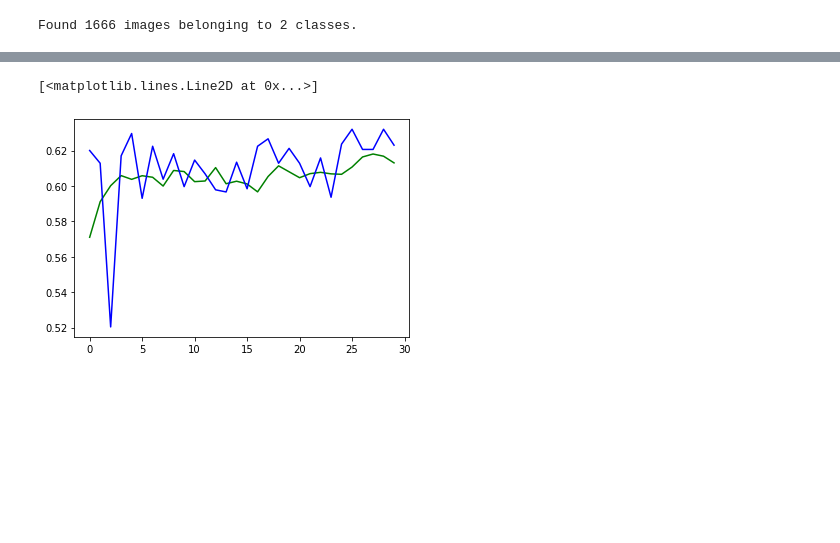
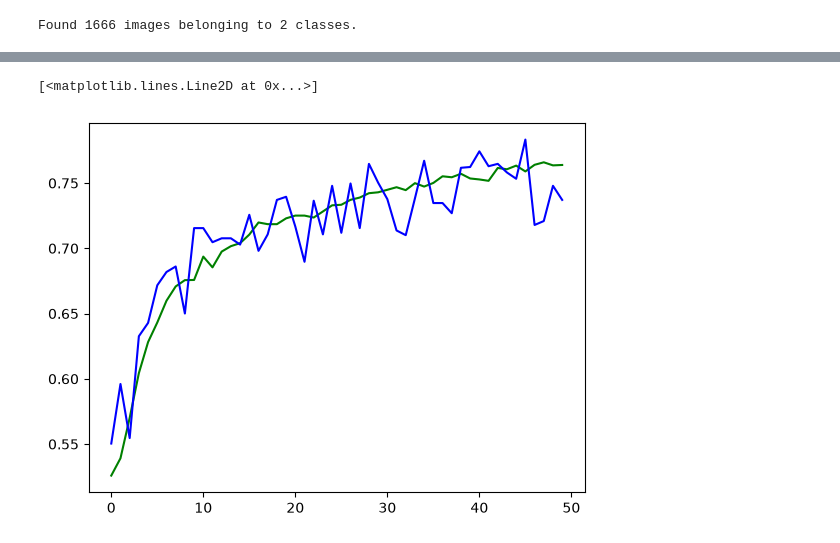
Before and after one commit to martybin/Practice-Deep-Learning, a Jupyter notebook: catVSdog/CatVsDog.ipynb, the cells around one changed output, grey strips where cells are left out. Cells and saved outputs as stored; diff of their text form; code cells hidden in the pictures; blank space fills up the shorter version.

```diff
--- a/catVSdog/CatVsDog.ipynb
+++ b/catVSdog/CatVsDog.ipynb
@@ -18,7 +18,7 @@ data_generator = ImageDataGenerator(
     shear_range=0.4,
     fill_mode='nearest'
 )
-train = data_generator.flow_from_directory('./data/PetImageTrain', class_mode='binary', batch_size=50, target_size=(200, 200))
+train = data_generator.flow_from_directory('./data/PetImagesTrain', class_mode='binary', batch_size=50, target_size=(200, 200))
 # %% [output]
 Found 16139 images belonging to 2 classes.
 # %%
@@ -85,3 +72,3 @@ model.compile(optimizer=Adam(), loss=BinaryCrossentropy(), metrics=[BinaryAccura
 # %%
-history = model.fit(train, steps_per_epoch=len(train), validation_data=test, validation_steps=len(test), epochs=30)
+history = model.fit(train, steps_per_epoch=len(train), validation_data=test, validation_steps=len(test), epochs=50)
 # %% [output]
@@ -105,9 +92,9 @@ Epoch 30/30
 # %%
 import matplotlib.pyplot as plt
-plt.plot(history.history['accuracy'], color='green')
-plt.plot(history.history['val_accuracy'], color='blue')
+plt.plot(history.history['binary_accuracy'], color='green')
+plt.plot(history.history['val_binary_accuracy'], color='blue')
 # %% [output]
 [<matplotlib.lines.Line2D at 0x...>]
-[figure, old version]
+[figure, new version]
 # %%
 model.save('catvsdog.h5')
```
Also changed, not shown: parts of 6 cells of this notebook, 6 other files.
